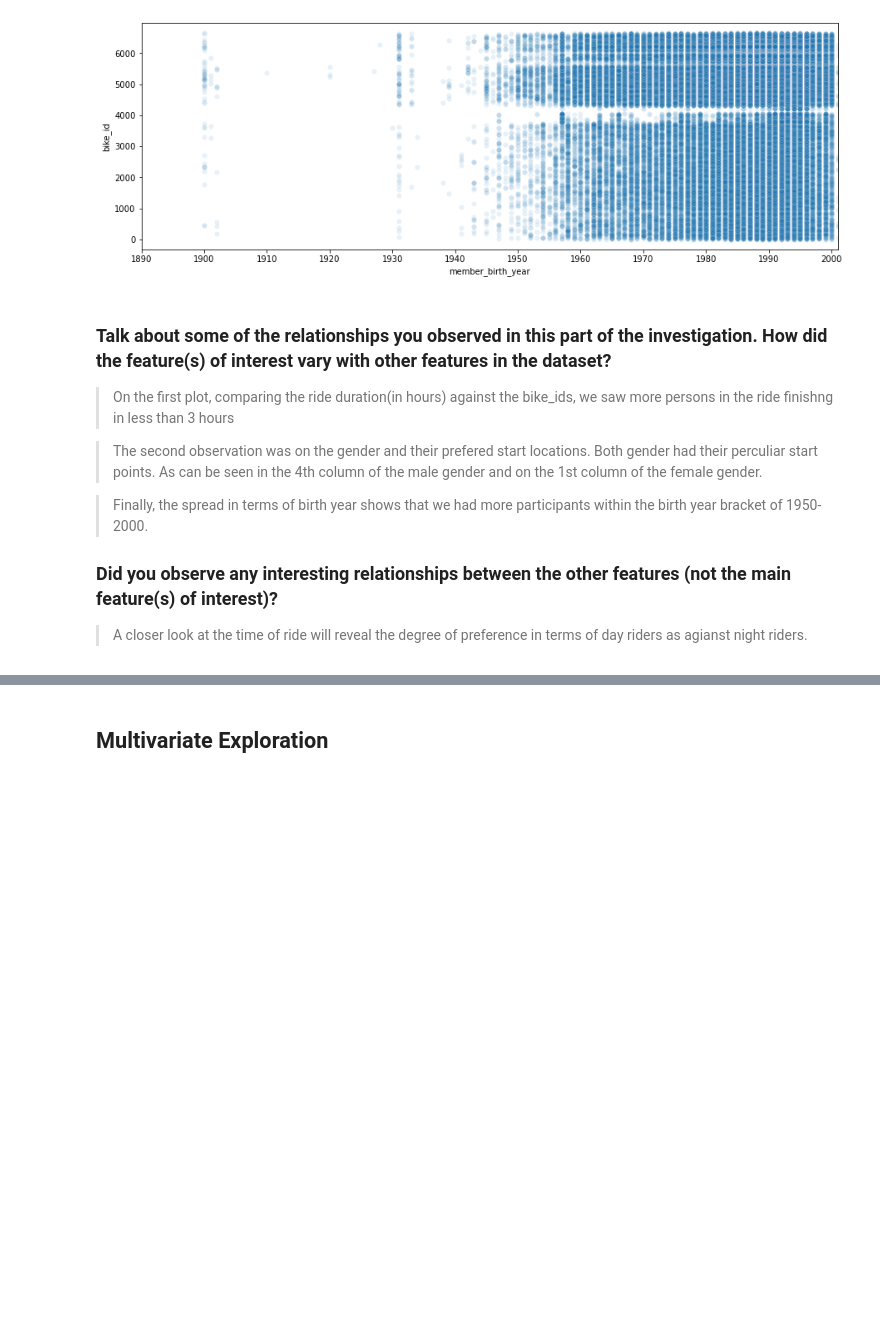
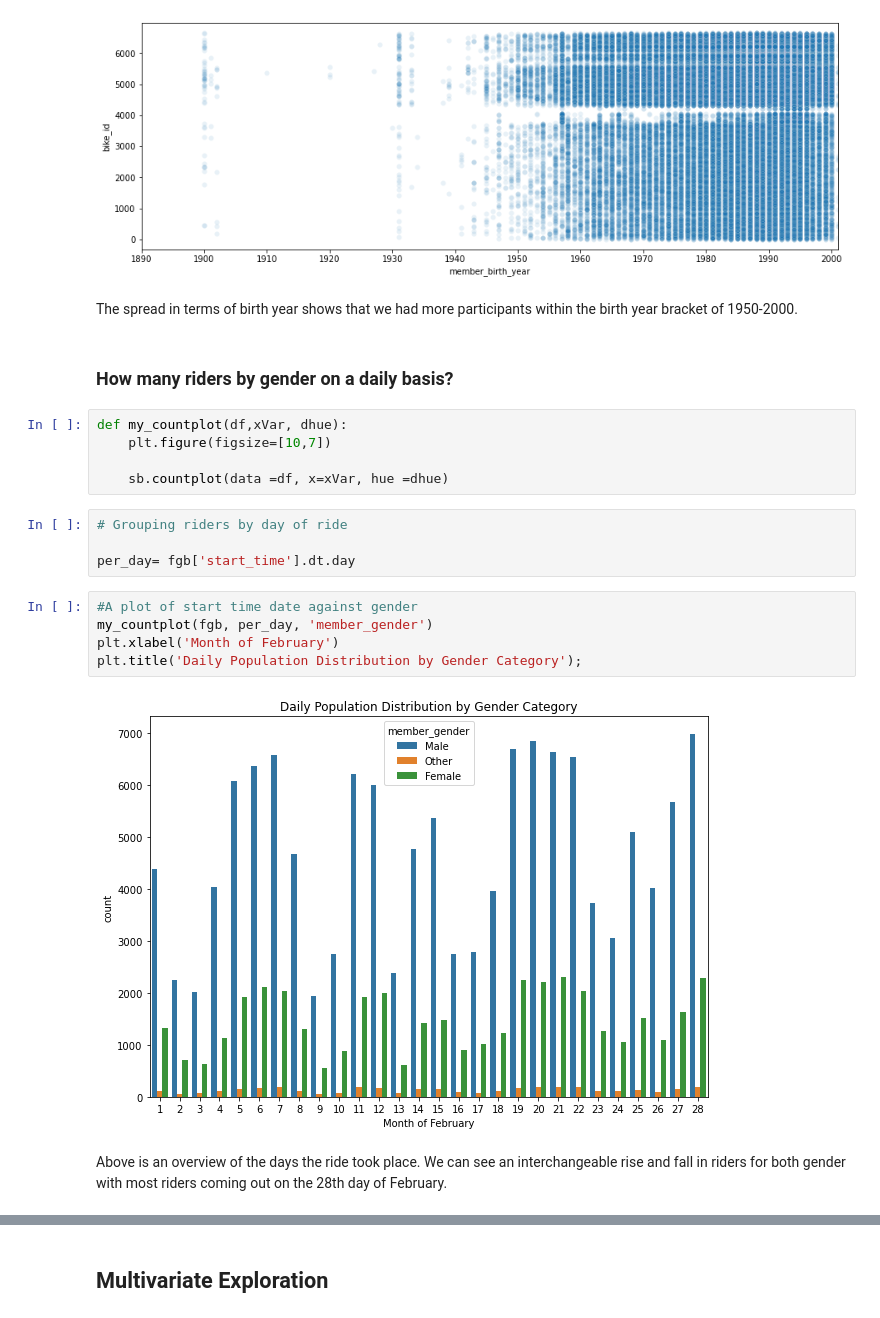
Before and after one commit to MacGee20/Project-Ford-Bike, a Jupyter notebook: Part_I_exploration.ipynb, the cells around one changed output, grey strips where cells are left out. Drawn from its saved outputs; the diff is of its cells as text; blank space fills up the shorter version.

```diff
--- a/Part_I_exploration.ipynb
+++ b/Part_I_exploration.ipynb
@@ -313,15 +323,25 @@ plt.xticks(ticks, ticks);
 plt.xlim(1890, fgb['member_birth_year'].max());
 # %% [output]
 [figure]
-# %% [markdown]
-### Talk about some of the relationships you observed in this part of the investigation. How did the feature(s) of interest vary with other features in the dataset?
-
-> On the first plot, comparing the ride duration(in hours) against the bike_ids, we saw more persons in the ride finishng in less than 3 hours
-
-> The second observation was on the gender and their prefered start locations. Both gender had their perculiar start points. As can be seen in the 4th column of the male gender and on the 1st column of the female gender.
-
-> Finally, the spread in terms of birth year shows that we had more participants within the birth year bracket of 1950-2000.
-
-### Did you observe any interesting relationships between the other features (not the main feature(s) of interest)?
-
-> A closer look at the time of ride will reveal the degree of preference in terms of day riders as agianst night riders.
+# %% [markdown]
+The spread in terms of birth year shows that we had more participants within the birth year bracket of 1950-2000.
+# %% [markdown]
+### How many riders by gender on a daily basis?
+# %%
+def my_countplot(df,xVar, dhue):
+    plt.figure(figsize=[10,7])
+
+    sb.countplot(data =df, x=xVar, hue =dhue)
+# %%
+# Grouping riders by day of ride
+
+per_day= fgb['start_time'].dt.day
+# %%
+#A plot of start time date against gender
+my_countplot(fgb, per_day, 'member_gender')
+plt.xlabel('Month of February')
+plt.title('Daily Population Distribution by Gender Category');
+# %% [output]
+[figure, added]
+# %% [markdown]
+Above is an overview of the days the ride took place. We can see an interchangeable rise and fall in riders for both gender with most riders coming out on the 28th day of February.
```
Also changed, not shown: parts of 39 cells of this notebook, 3 other files.
